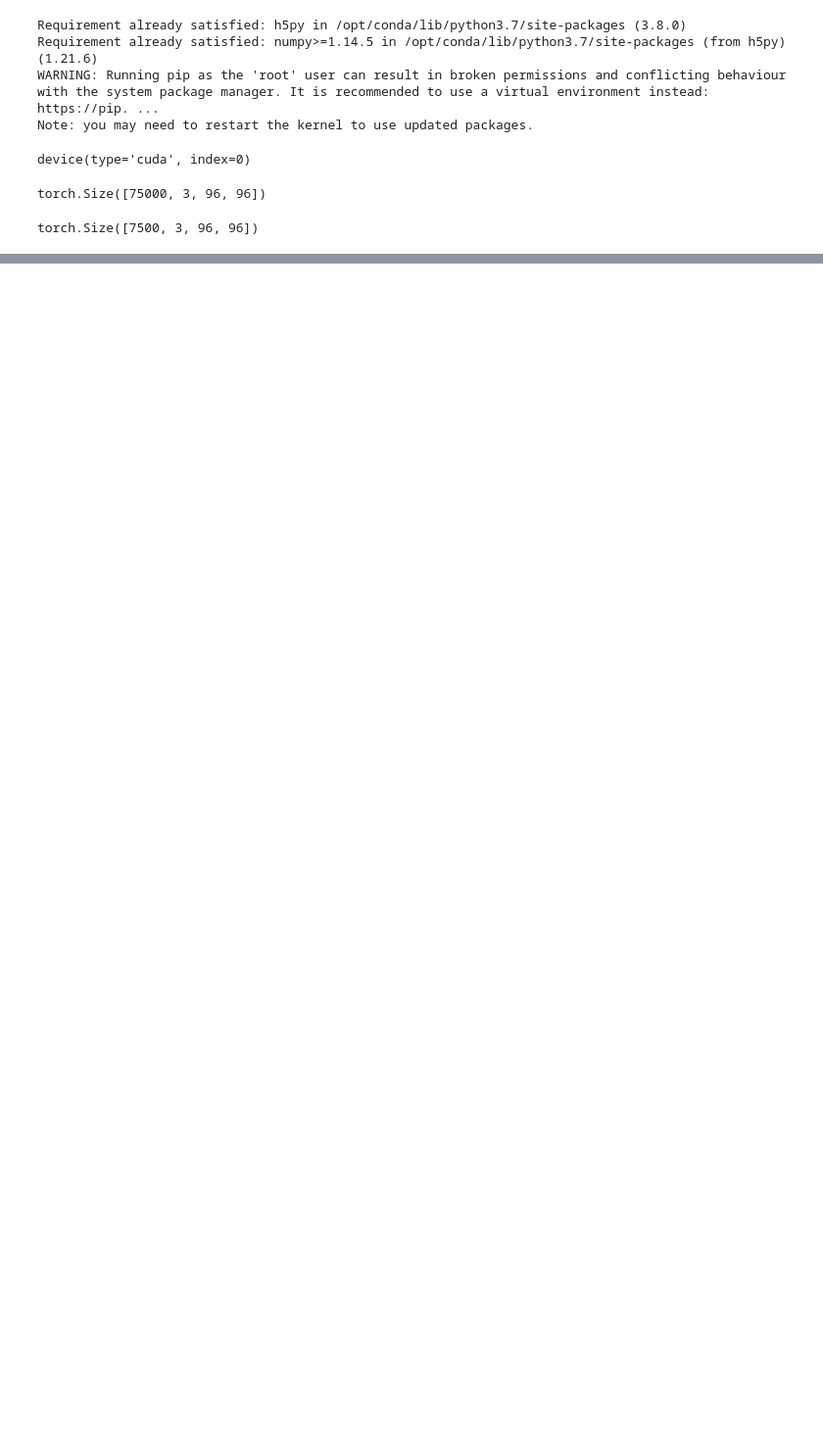
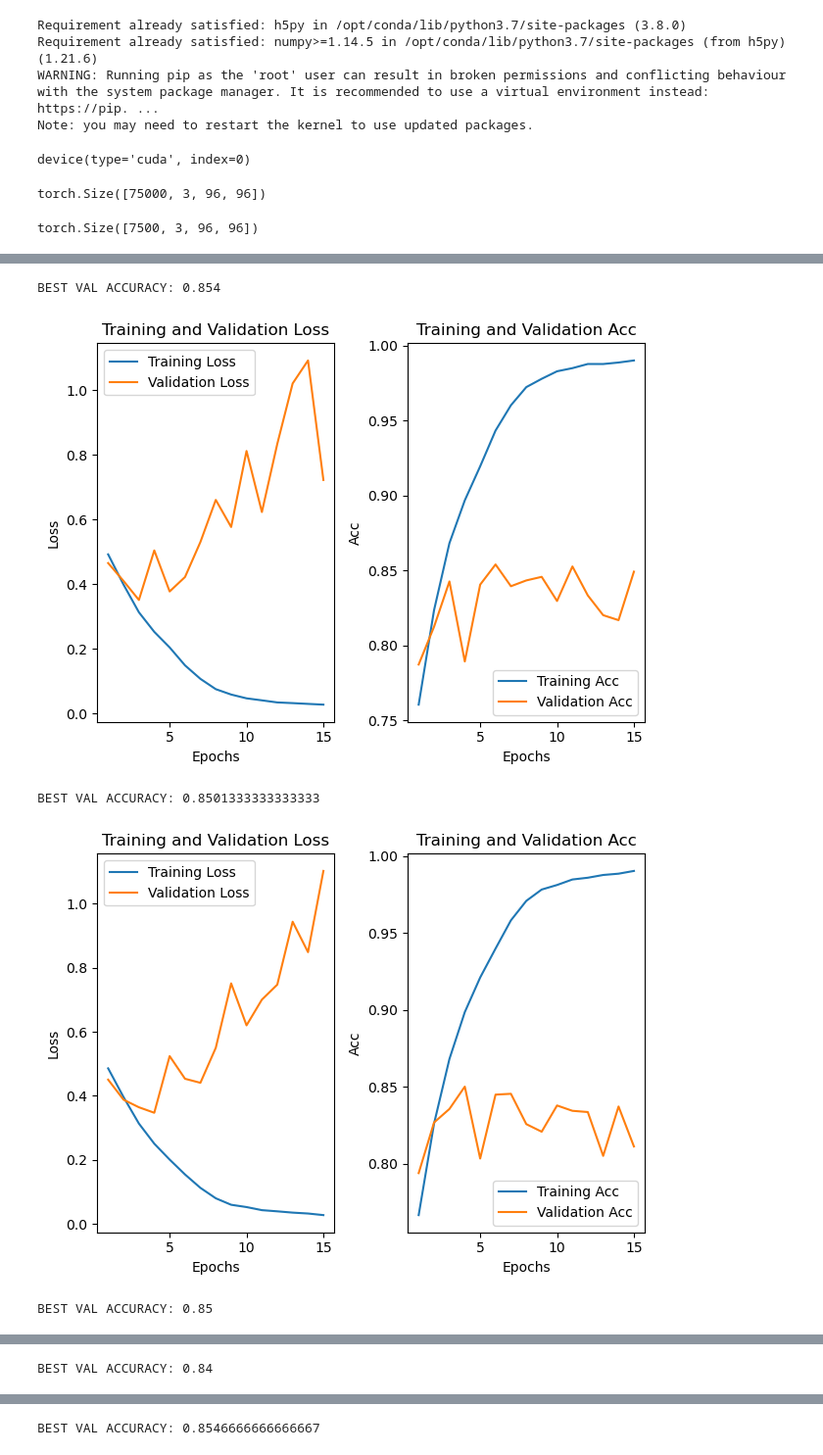
Before and after one commit to cs449w23/project-cs_get_degrees, a Jupyter notebook: CNN_rodney.ipynb, the cells around one changed output, grey strips where cells are left out. Shown at 98% size. Drawn from its saved outputs; the diff is of its cells as text; code cells hidden in the pictures; blank space fills up the shorter version.

Commit message:
Ran accuracy experiments.

```diff
--- a/CNN_rodney.ipynb
+++ b/CNN_rodney.ipynb
@@ -174,8 +174,8 @@ class LSTM(torch.nn.Module):
 # Define Meta Data
 device = torch.device('cuda:0' if torch.cuda.is_available() else 'cpu')
 display(device)
-batch_size = 64
-initial_channel_size = 48
+batch_size = 256
+initial_channel_size = 80
 lr=1e-4
 epochs=15
 dropout = 0.3
@@ -343,6 +343,7 @@ def train_fc(initial_channel_size=16,lr=2.5e-5, epochs=15, dropout=0.25, verbose
                                                                        model_out_name="model_out_fc")
     print(f"\nBEST VAL ACCURACY: {best_val_acc}")
     print_model_performance(fc_train_accs, fc_train_losses, fc_val_accs, fc_val_losses)
+    return best_val_acc
 # %%
 # init and train the RNN model
 def train_rnn(initial_channel_size=16, lr=2.5e-5, epochs=15, dropout=0.25, verbose=True):
@@ -387,19 +390,19 @@ def train_lstm(initial_channel_size=16,lr=2.5e-5, epochs=15, dropout=0.25, verbo
 # train_lstm(initial_channel_size=initial_channel_size, lr=lr, epochs=epochs, dropout=dropout, verbose=True)
 # %%
 # Hyperparameter search
-def train_model_hyperparameter_search(model, initial_channel_size, lr, dropout):
-    if model == 'fc':
-        train_fc(initial_channel_size=initial_channel_size, lr=lr, epochs=epochs, dropout=dropout, verbose=False)
-    elif model == 'rnn':
-        train_rnn(initial_channel_size=initial_channel_size, lr=lr, epochs=epochs, dropout=dropout, verbose=False)
-    elif model == 'lstm':
-        train_lstm(initial_channel_size=initial_channel_size, lr=lr, epochs=epochs, dropout=dropout, verbose=False)
-    print(f"Hyperparameters <{model}> initial_channel_size: {initial_channel_size} lr: {lr} dropout: {dropout}")
+# def train_model_hyperparameter_search(model, initial_channel_size, lr, dropout):
+#     if model == 'fc':
+#         train_fc(initial_channel_size=initial_channel_size, lr=lr, epochs=epochs, dropout=dropout, verbose=False)
+#     elif model == 'rnn':
+#         train_rnn(initial_channel_size=initial_channel_size, lr=lr, epochs=epochs, dropout=dropout, verbose=False)
+#     elif model == 'lstm':
+#         train_lstm(initial_channel_size=initial_channel_size, lr=lr, epochs=epochs, dropout=dropout, verbose=False)
+#     print(f"Hyperparameters <{model}> initial_channel_size: {initial_channel_size} lr: {lr} dropout: {dropout}")
 
-for model in ['fc', 'rnn','lstm']:
-    for initial_channel_size_temp in [48, 64, 80]:
-        train_model_hyperparameter_search(model, initial_channel_size_temp, lr, dropout)
-    for lr_temp in [1e-4, 5e-5, 2.5e-4]:
-        train_model_hyperparameter_search(model, initial_channel_size, lr_temp, dropout)
-    for dropout_temp in [0.2, 0.3, 0.4]:
-        train_model_hyperparameter_search(model, initial_channel_size, lr, dropout_temp)
+# for model in ['fc', 'rnn','lstm']:
+#     for initial_channel_size_temp in [48, 64, 80]:
+#         train_model_hyperparameter_search(model, initial_channel_size_temp, lr, dropout)
+#     for lr_temp in [1e-4, 5e-5, 2.5e-4]:
+#         train_model_hyperparameter_search(model, initial_channel_size, lr_temp, dropout)
+#     for dropout_temp in [0.2, 0.3, 0.4]:
+#         train_model_hyperparameter_search(model, initial_channel_size, lr, dropout_temp)
@@ -429,0 +409,11 @@ BEST VAL ACCURACY: 0.5006666666666667
+# %%
+accs_fc = []
+for _ in range(5):
+    accs_fc.append(train_fc(initial_channel_size=initial_channel_size, lr=lr, epochs=epochs, dropout=dropout, verbose=False))
+print(sum(accs_fc)/len(accs_fc))
+# %% [output]
+BEST VAL ACCURACY: 0.854
+[figure, added]
+BEST VAL ACCURACY: 0.8501333333333333
+[figure, added]
+BEST VAL ACCURACY: 0.85
@@ -429,0 +421 @@ BEST VAL ACCURACY: 0.5006666666666667
+BEST VAL ACCURACY: 0.84
@@ -429,0 +423 @@ BEST VAL ACCURACY: 0.5006666666666667
+BEST VAL ACCURACY: 0.8546666666666667
```
Also changed, not shown: parts of 6 cells of this notebook.
